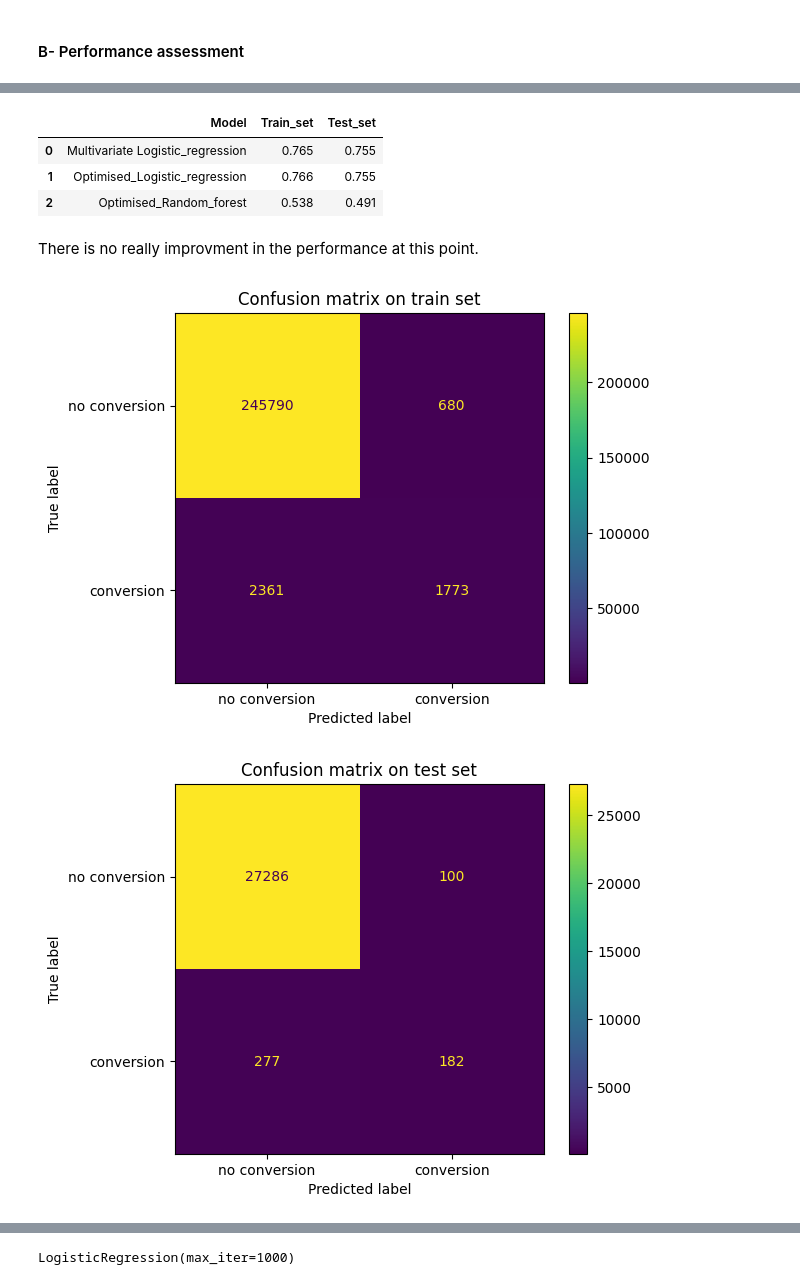
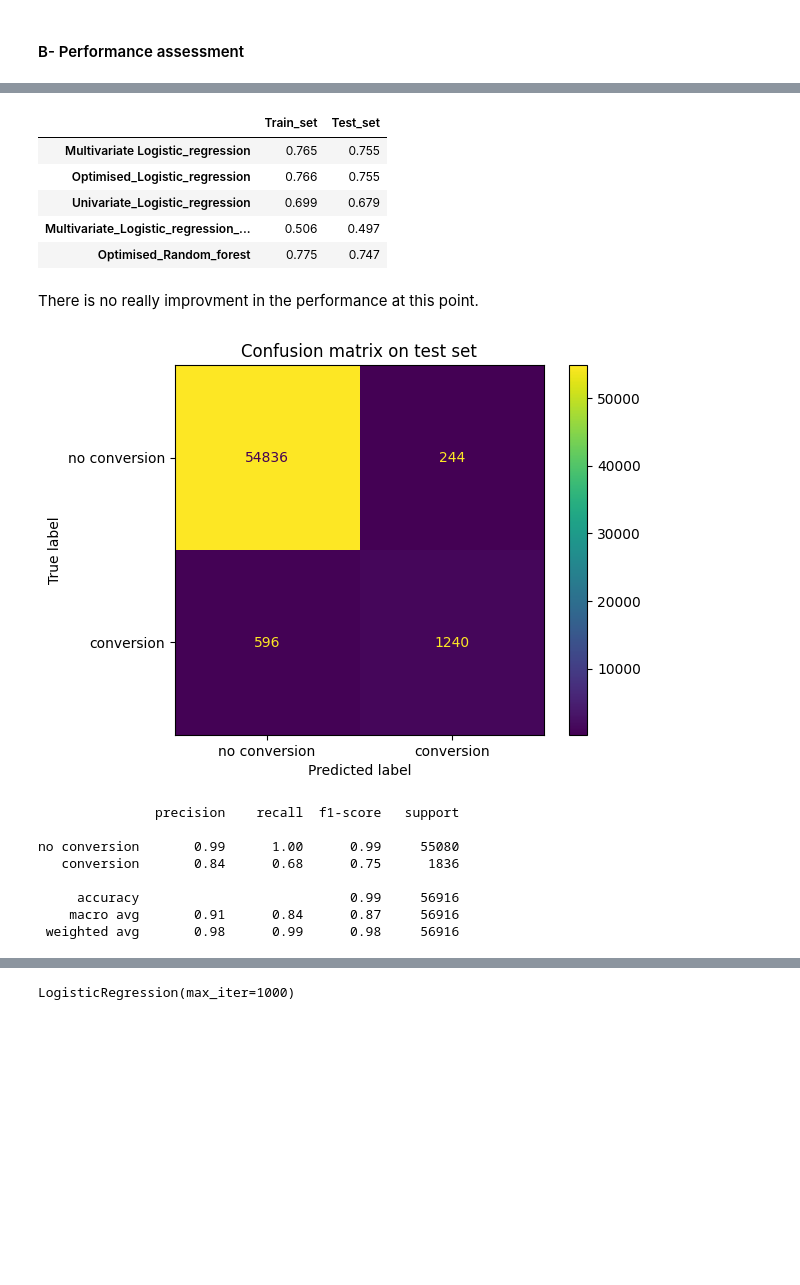
Before and after one commit to sdupland/bloc3_donn-es_structur-es, a Jupyter notebook: projet conversion rate challenge/Conversion_rate_challenge_sndd.ipynb, the cells around one changed output, grey strips where cells are left out. Drawn from its saved outputs; the diff is of its cells as text; code cells hidden in the pictures; blank space fills up the shorter version.

```diff
--- a/projet conversion rate challenge/Conversion_rate_challenge_sndd.ipynb
+++ b/projet conversion rate challenge/Conversion_rate_challenge_sndd.ipynb
@@ -471,15 +536,11 @@ The performance of the model is significantly less good with only one feature.
 # %%
-# our analysis of the variables showed that correlations between explanatory variables and the target variable were very light,
-# a part from the "total_pages_visited" used in the baseline model with one feature
-# we propose so to try a logisistic regression with only one variable, the main one ("total_pages_visited")
-
 # data selection
 target_variable = "converted"
 X = data_clean.iloc[:,:-1]
 Y = data_clean.loc[:, target_variable]
 
 # Divide dataset Train set & Test set
-X_train, X_test, Y_train, Y_test = train_test_split(X, Y, test_size=0.1, random_state=0, stratify=Y)
+X_train_clean, X_test_clean, Y_train_clean, Y_test_clean = train_test_split(X, Y, test_size=0.2, random_state=0, stratify=Y)
 
 # preprocessing
 # set preprocessing for categorical features
@@ -495,18 +556,18 @@ preprocessor = ColumnTransformer(transformers=[
 ])
 
 # apply preprocessing to features
-X_train = preprocessor.fit_transform(X_train)
-X_test = preprocessor.fit_transform(X_test)
+X_train_clean = preprocessor.fit_transform(X_train_clean)
+X_test_clean = preprocessor.fit_transform(X_test_clean)
 
 # Train model
 classifier_clean = LogisticRegression(max_iter=1000)
-classifier_clean.fit(X_train, Y_train)
+classifier_clean.fit(X_train_clean, Y_train_clean)
 
 # Predictions
-Y_train_pred = classifier_clean.predict(X_train)
-Y_test_pred = classifier_clean.predict(X_test)
+Y_train_pred = classifier_clean.predict(X_train_clean)
+Y_test_pred = classifier_clean.predict(X_test_clean)
 
 # Performance assessment
-print("f1-score on train set : ", f1_score(Y_train, Y_train_pred).round(4))
-print("f1-score on test set : ", f1_score(Y_test, Y_test_pred).round(4))
+print("f1-score on train set : ", f1_score(Y_train_clean, Y_train_pred).round(4))
+print("f1-score on test set : ", f1_score(Y_test_clean, Y_test_pred).round(4))
 # %% [output]
@@ -519,6 +602,7 @@ Performance are widely less significant.
 # %% [markdown]
 #### A- Train model
 # %%
+# instantiate our classifier
 print("Starting Grid Search ......")
 random_forest = RandomForestClassifier()
 
@@ -536,7 +620,12 @@ params = {
 
 # train the model with gridsearch cv and 3 validations
 # we retain F1_score to measure performance
-grid_random = GridSearchCV(random_forest, param_grid=params, scoring="f1", cv=3, n_jobs=-1)
+grid_random = GridSearchCV(random_forest,
+                           param_grid=params,
+                           scoring="f1",
+                           cv=3, # we reduced the number of validations in order to avoid a too long time of training
+                           n_jobs=-1) # number of jobs to run in parallel. Setting it to -1 means that the computation will be distributed across all available CPU
+
 grid_random.fit(X_train, Y_train)
 print("......Done.")
 # %% [output]
@@ -570,27 +659,43 @@ f1-score on test set :  0.4912
 # %%
-# Enrichissement du tableau de synthèse
-result = pd.DataFrame([["Optimised_Random_forest",f1_score(Y_train, Y_train_pred).round(3),f1_score(Y_test, Y_test_pred).round(3)]], columns=['Model','Train_set','Test_set'])
-model_results = pd.concat([model_results,result], ignore_index=True)
+# add results to the summary table
+result = pd.DataFrame({"Train_set" : f1_score(Y_train, Y_train_pred).round(3),
+                       "Test_set" : f1_score(Y_test, Y_test_pred).round(3)},
+                      index = ["Optimised_Random_forest"])
+
+model_results = pd.concat([model_results,result])
 model_results
 # %% [output]
-|  | Model | Train_set | Test_set |
-| 0 | Multivariate Logistic_regression | 0.765 | 0.755 |
-| 1 | Optimised_Logistic_regression | 0.766 | 0.755 |
-| 2 | Optimised_Random_forest | 0.538 | 0.491 |
+|  | Train_set | Test_set |
+| Multivariate Logistic_regression | 0.765 | 0.755 |
+| Optimised_Logistic_regression | 0.766 | 0.755 |
+| Univariate_Logistic_regression | 0.699 | 0.679 |
+| Multivariate_Logistic_regression_... | 0.506 | 0.497 |
+| Optimised_Random_forest | 0.775 | 0.747 |
 # %% [markdown]
 There is no really improvment in the performance at this point.
 # %%
 # We also check performance through the Confusion matrix
 _,ax = plt.subplots()
-ax.set(title="Confusion matrix on train set")
-ConfusionMatrixDisplay.from_estimator(grid_random, X_train, Y_train, ax=ax, display_labels=["no conversion","conversion"])
+ax.set(title="Confusion matrix on test set")
+ConfusionMatrixDisplay.from_estimator(grid_random,
+                                      X_test,
+                                      Y_test,
+                                      ax=ax,
+                                      display_labels=["no conversion","conversion"])
 plt.show()
-
-_,ax = plt.subplots()
-ax.set(title="Confusion matrix on test set")
-ConfusionMatrixDisplay.from_estimator(grid_random, X_test, Y_test, ax=ax, display_labels=["no conversion","conversion"])
-plt.show()
 # %% [output]
-[figure, old version]
+[figure, new version]
-[figure, removed]
+# %%
+print(classification_report(Y_test,
+                            Y_test_pred,
+                            target_names=["no conversion","conversion"]))
+# %% [output]
+               precision    recall  f1-score   support
+
+no conversion       0.99      1.00      0.99     55080
+   conversion       0.84      0.68      0.75      1836
+
+     accuracy                           0.99     56916
+    macro avg       0.91      0.84      0.87     56916
+ weighted avg       0.98      0.99      0.98     56916
 # %% [markdown]
```
Also changed, not shown: parts of 52 cells of this notebook.
